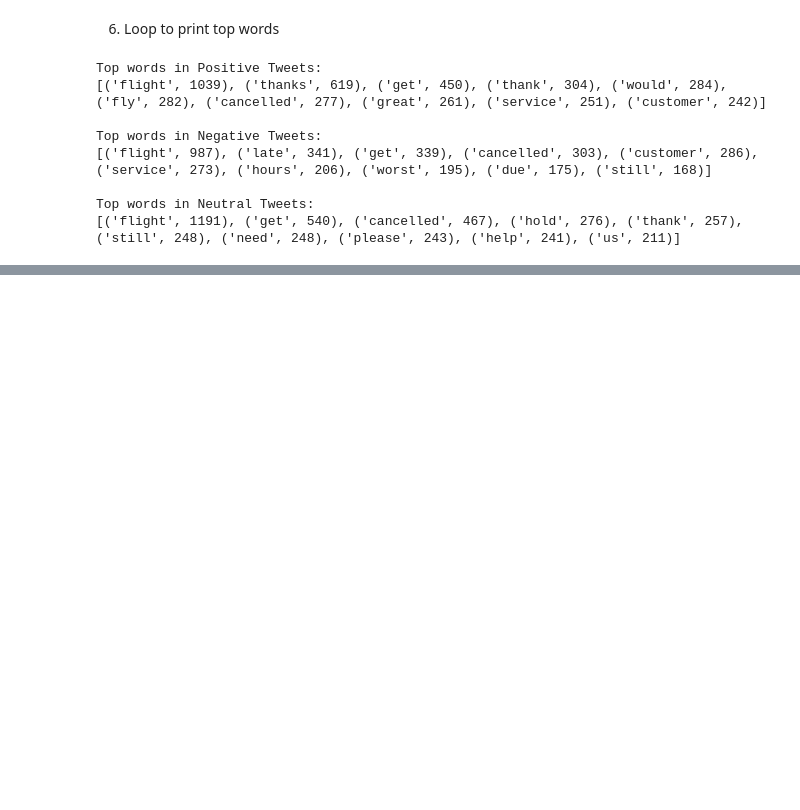
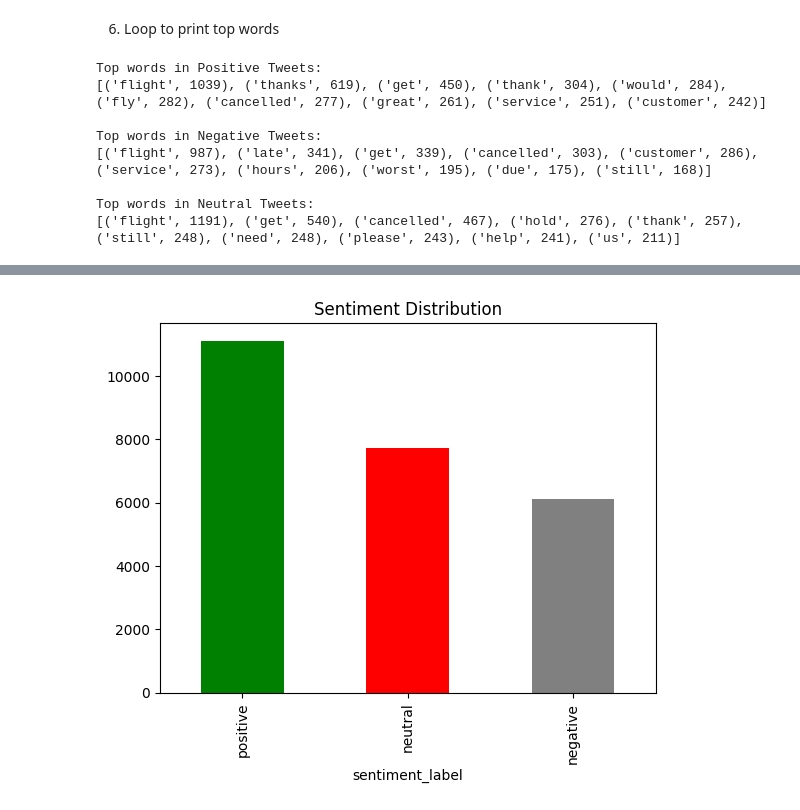
Before and after one commit to ShilpaVasista/Exploratory-Data-Analytics, a Jupyter notebook: Simplified_EDA_Lab_8_Solution.ipynb, the cells around one changed output, grey strips where cells are left out. Drawn from its saved outputs; the diff is of its cells as text; code cells hidden in the pictures; blank space fills up the shorter version.

```diff
--- a/Simplified_EDA_Lab_8_Solution.ipynb
+++ b/Simplified_EDA_Lab_8_Solution.ipynb
@@ -185,0 +209,10 @@ Top words in Neutral Tweets:
+# %%
+import pandas as pd
+from textblob import TextBlob
+import matplotlib.pyplot as plt
+from nltk.corpus import stopwords
+from collections import Counter
+import nltk
+
+df = pd.read_csv("delltweets.csv") #Reads a CSV file into a DataFrame (df).
+print(df.head())
@@ -185,0 +233,13 @@ Top words in Neutral Tweets:
+# %%
+df.dropna(subset=['Text'], inplace=True) #Drops rows where any column listed is missing.
+# %%
+df['sentiment_label'] = df['Text'].apply(
+    lambda x: 'positive' if TextBlob(x).sentiment.polarity > 0
+    else ('negative' if TextBlob(x).sentiment.polarity < 0 else 'neutral')
+)
+# %%
+df['sentiment_label'].value_counts().plot(kind='bar', color=['green', 'red', 'gray'])
+plt.title("Sentiment Distribution")
+plt.show()
+# %% [output]
+[figure, added]
```
Also changed, not shown: parts of 7 cells of this notebook.
